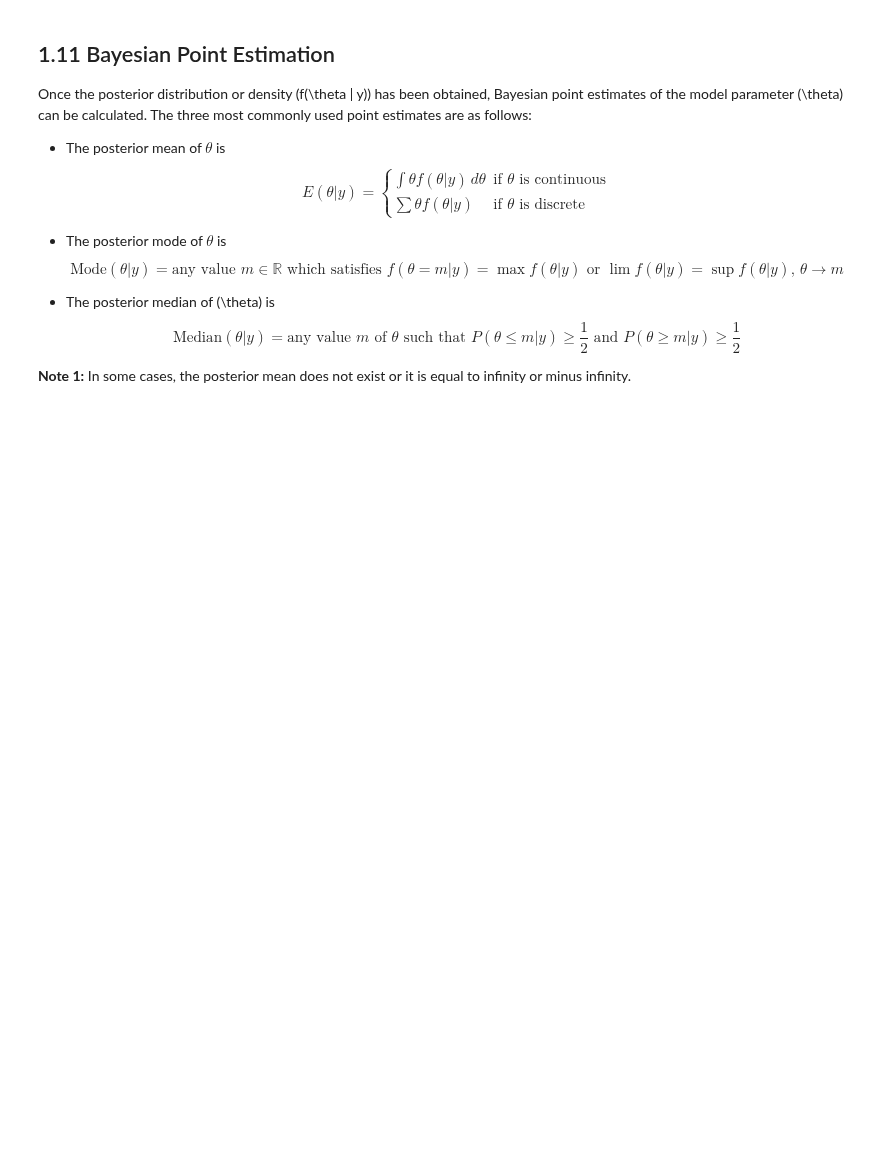
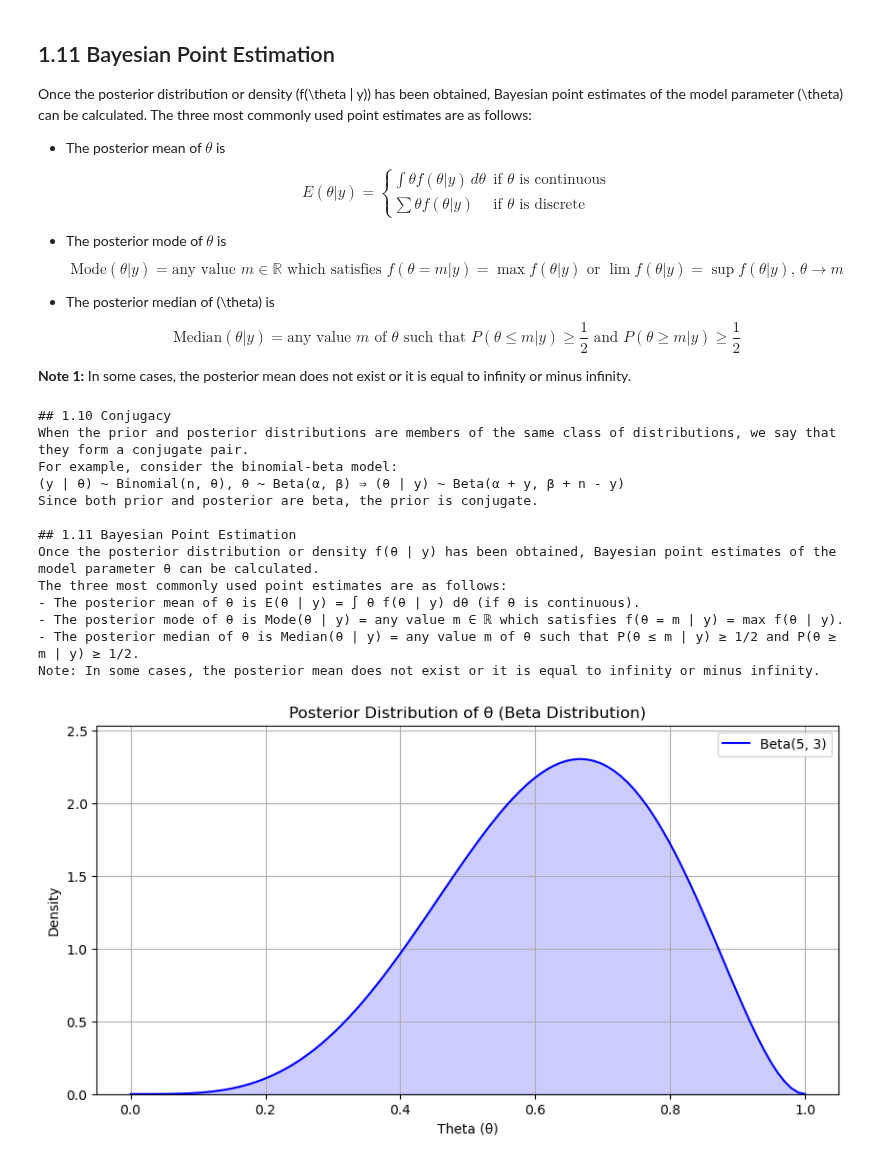
Before and after one commit to rocky115/DeepMythomatics, a Jupyter notebook: Sampling/Chapter-1/Saauntibaa_Saalo-2.ipynb, the cells around one changed output. Cells and saved outputs as stored; diff of their text form; code cells hidden in the pictures; blank space fills up the shorter version.

Commit message:
Bayesian Estimation

```diff
--- a/Sampling/Chapter-1/Saauntibaa_Saalo-2.ipynb
+++ b/Sampling/Chapter-1/Saauntibaa_Saalo-2.ipynb
@@ -446,3 +446,71 @@ $$
 $$
 
 **Note 1:** In some cases, the posterior mean does not exist or it is equal to infinity or minus infinity.
+# %%
+import numpy as np
+import matplotlib.pyplot as plt
+
+# Function to plot the beta distribution
+def plot_beta_distribution(alpha, beta, title):
+    x = np.linspace(0, 1, 100)
+    beta_pdf = (x ** (alpha - 1)) * ((1 - x) ** (beta - 1)) / (np.math.gamma(alpha) * np.math.gamma(beta) / np.math.gamma(alpha + beta))
+
+    plt.plot(x, beta_pdf, label=f'Beta({alpha}, {beta})', color='blue')
+    plt.fill_between(x, beta_pdf, alpha=0.2, color='blue')
+    plt.title(title)
+    plt.xlabel('Theta (θ)')
+    plt.ylabel('Density')
+    plt.legend()
+    plt.grid()
+    plt.ylim(0, max(beta_pdf) * 1.1)
+
+# Function to display conjugacy and Bayesian point estimation
+def display_info():
+    # Print information about conjugacy
+    print("## 1.10 Conjugacy")
+    print("When the prior and posterior distributions are members of the same class of distributions, we say that they form a conjugate pair.")
+    print("For example, consider the binomial-beta model:")
+    print("(y | θ) ~ Binomial(n, θ), θ ~ Beta(α, β) ⇒ (θ | y) ~ Beta(α + y, β + n - y)")
+    print("Since both prior and posterior are beta, the prior is conjugate.\n")
+
+    print("## 1.11 Bayesian Point Estimation")
+    print("Once the posterior distribution or density f(θ | y) has been obtained, Bayesian point estimates of the model parameter θ can be calculated.")
+    print("The three most commonly used point estimates are as follows:")
+    print("- The posterior mean of θ is E(θ | y) = ∫ θ f(θ | y) dθ (if θ is continuous).")
+    print("- The posterior mode of θ is Mode(θ | y) = any value m ∈ ℝ which satisfies f(θ = m | y) = max f(θ | y).")
+    print("- The posterior median of θ is Median(θ | y) = any value m of θ such that P(θ ≤ m | y) ≥ 1/2 and P(θ ≥ m | y) ≥ 1/2.")
+    print("Note: In some cases, the posterior mean does not exist or it is equal to infinity or minus infinity.")
+
+# Main function
+def main():
+    # Display the information
+    display_info()
+
+    # Parameters for the Beta distribution
+    alpha = 5  # Shape parameter
+    beta = 3   # Shape parameter
+
+    # Plot the Beta distribution
+    plt.figure(figsize=(10, 5))
+    plot_beta_distribution(alpha, beta, title='Posterior Distribution of θ (Beta Distribution)')
+
+    # Show the plot
+    plt.show()
+
+# Run the program
+main()
+# %% [output]
+## 1.10 Conjugacy
+When the prior and posterior distributions are members of the same class of distributions, we say that they form a conjugate pair.
+For example, consider the binomial-beta model:
+(y | θ) ~ Binomial(n, θ), θ ~ Beta(α, β) ⇒ (θ | y) ~ Beta(α + y, β + n - y)
+Since both prior and posterior are beta, the prior is conjugate.
+
+## 1.11 Bayesian Point Estimation
+Once the posterior distribution or density f(θ | y) has been obtained, Bayesian point estimates of the model parameter θ can be calculated.
+The three most commonly used point estimates are as follows:
+- The posterior mean of θ is E(θ | y) = ∫ θ f(θ | y) dθ (if θ is continuous).
+- The posterior mode of θ is Mode(θ | y) = any value m ∈ ℝ which satisfies f(θ = m | y) = max f(θ | y).
+- The posterior median of θ is Median(θ | y) = any value m of θ such that P(θ ≤ m | y) ≥ 1/2 and P(θ ≥ m | y) ≥ 1/2.
+Note: In some cases, the posterior mean does not exist or it is equal to infinity or minus infinity.
+[figure, added]
```
Also changed, not shown: parts of 12 cells of this notebook, 1 other file.
